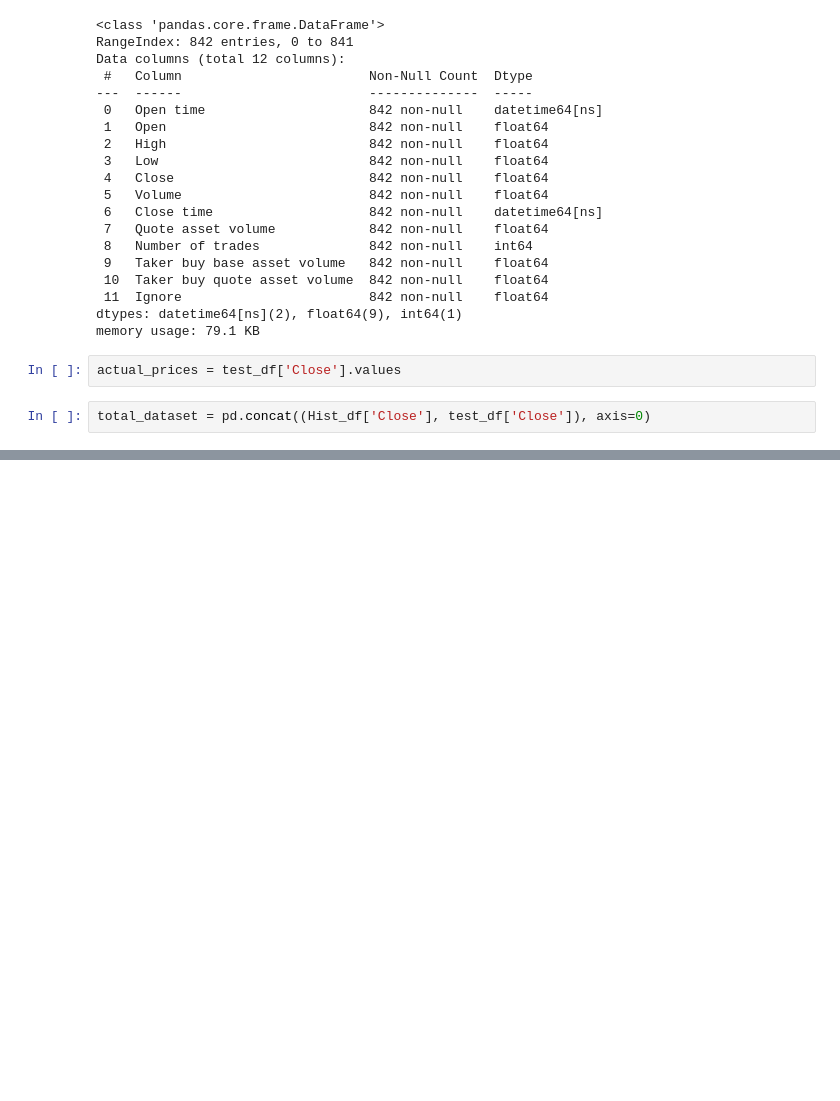
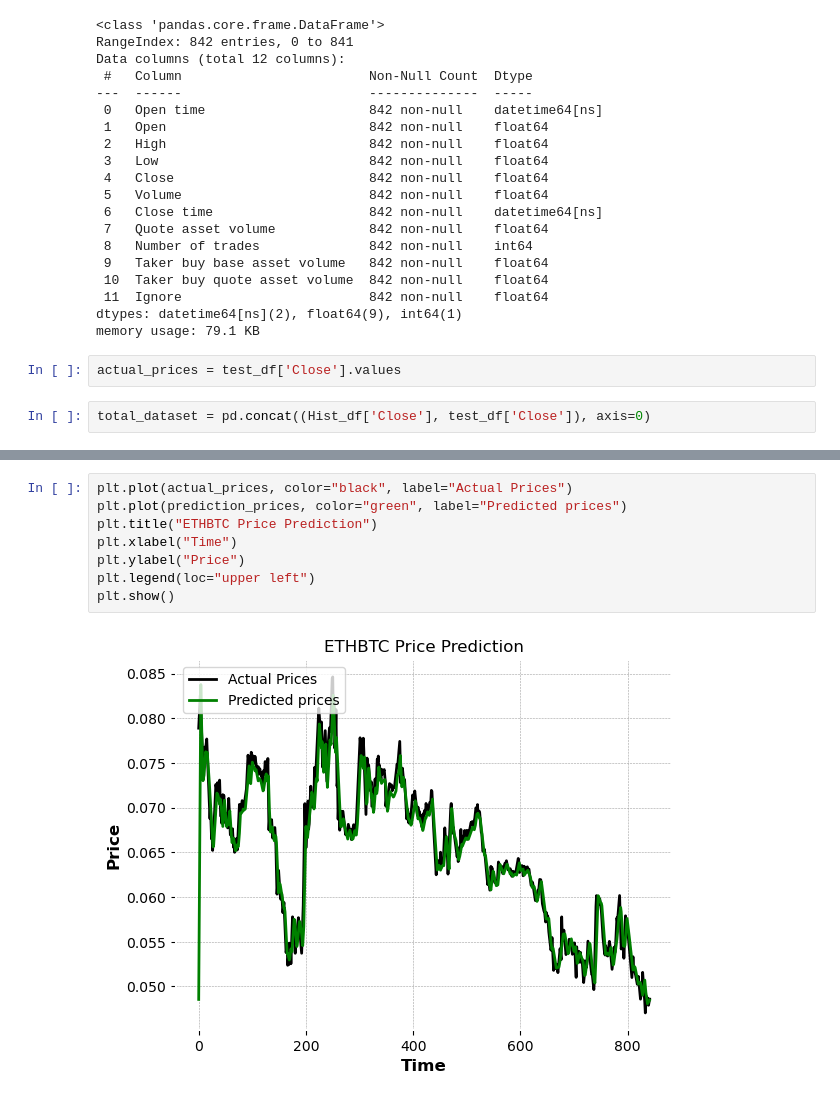
Before and after one commit to gappeah/Binance-Crypto-Prediction-and-Analysis, a Jupyter notebook: app.ipynb, the cells around one changed output, grey strips where cells are left out. Drawn from its saved outputs; the diff is of its cells as text; blank space fills up the shorter version.

Commit message:
commit to main visualisation the ETHBTC price prediction

```diff
--- a/app.ipynb
+++ b/app.ipynb
@@ -385,0 +388,10 @@ prediction_prices = scaler.inverse_transform(prediction_prices)
+# %%
+plt.plot(actual_prices, color="black", label="Actual Prices")
+plt.plot(prediction_prices, color="green", label="Predicted prices")
+plt.title("ETHBTC Price Prediction")
+plt.xlabel("Time")
+plt.ylabel("Price")
+plt.legend(loc="upper left")
+plt.show()
+# %% [output]
+[figure, added]
```
Also changed, not shown: parts of 1 cell of this notebook.
